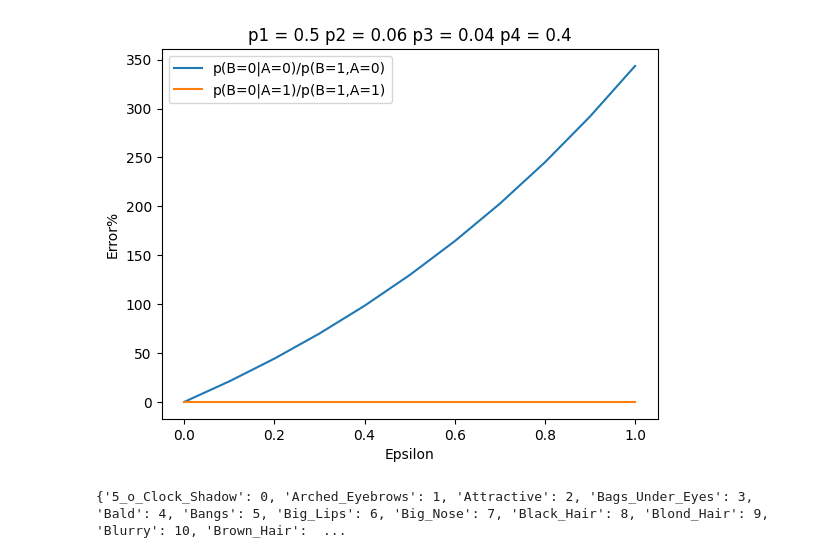
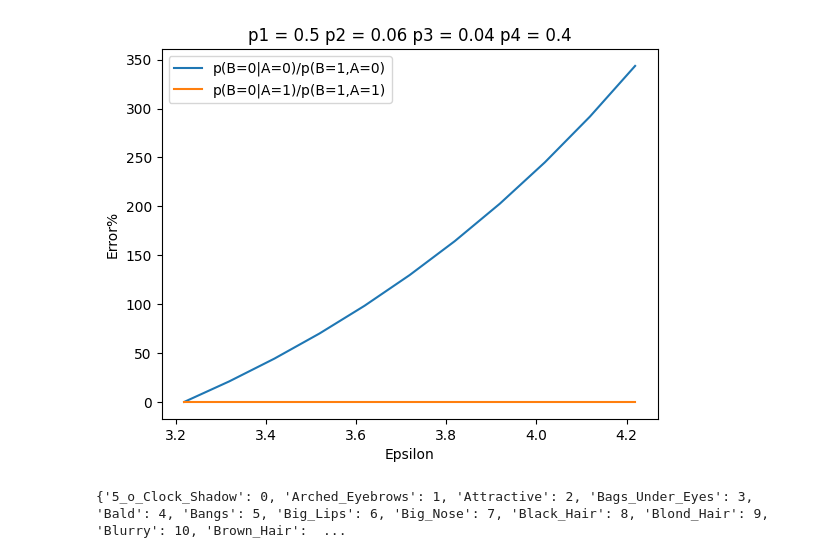
Before and after one commit to SandaruJayawardana/face-privacy-diffae, a Jupyter notebook: pufferfish/celebA_pufferfish.ipynb, the cells around one changed output. Drawn from its saved outputs; the diff is of its cells as text; code cells hidden in the pictures.

```diff
--- a/pufferfish/celebA_pufferfish.ipynb
+++ b/pufferfish/celebA_pufferfish.ipynb
@@ -7,30 +7,31 @@ from empirical_data import *
 # %%
 # Generate theoretical errors
 
 # Point-wise correlation between attributes
 
 p1 = 0.5
 p2 = 0.06
 p3 = 0.04
 p4 = 0.4
 
 def prob_B_0_div_B_1_given_A_0(epsilon, p1, p3):
     return (np.exp(epsilon)+p1-1)/p3
 
 def prob_B_0_div_B_1_given_A_1(epsilon, p2, p4):
     return p2/p4
 
 epsilon = np.array(np.arange(11))*0.1
+corrected_epsilon = np.array(np.arange(11))*0.1 - np.ones(11)*np.log(min(p1,p2,p3,p4))
 
-plt.plot(epsilon, [abs(p1/p3 - prob_B_0_div_B_1_given_A_0(i, p1, p3))* 100/(p1/p3) for i in epsilon])
-plt.plot(epsilon, [abs(p2/p4 - prob_B_0_div_B_1_given_A_1(i, p2, p4))* 100/(p2/p4) for i in epsilon])
+plt.plot(corrected_epsilon, [abs(p1/p3 - prob_B_0_div_B_1_given_A_0(i, p1, p3))* 100/(p1/p3) for i in epsilon])
+plt.plot(corrected_epsilon, [abs(p2/p4 - prob_B_0_div_B_1_given_A_1(i, p2, p4))* 100/(p2/p4) for i in epsilon])
 plt.legend(["p(B=0|A=0)/p(B=1,A=0)", "p(B=0|A=1)/p(B=1,A=1)"], loc ="upper left")
 plt.xlabel("Epsilon")
 plt.ylabel("Error%")
 plt.title("p1 = 0.5 p2 = 0.06 p3 = 0.04 p4 = 0.4")
 plt.show()
 # %% [output]
-[figure, old version]
+[figure, new version]
 # %%
 FILE_LOCATION = "/home/sjay9734/diff_encoder/face_privacy/face-privacy-diffae/datasets/celeba_anno/list_attr_celeba.txt"
 TRAINING_AMOUNT = 0.5
```
Also changed, not shown: parts of 3 cells of this notebook, 5 other files.
